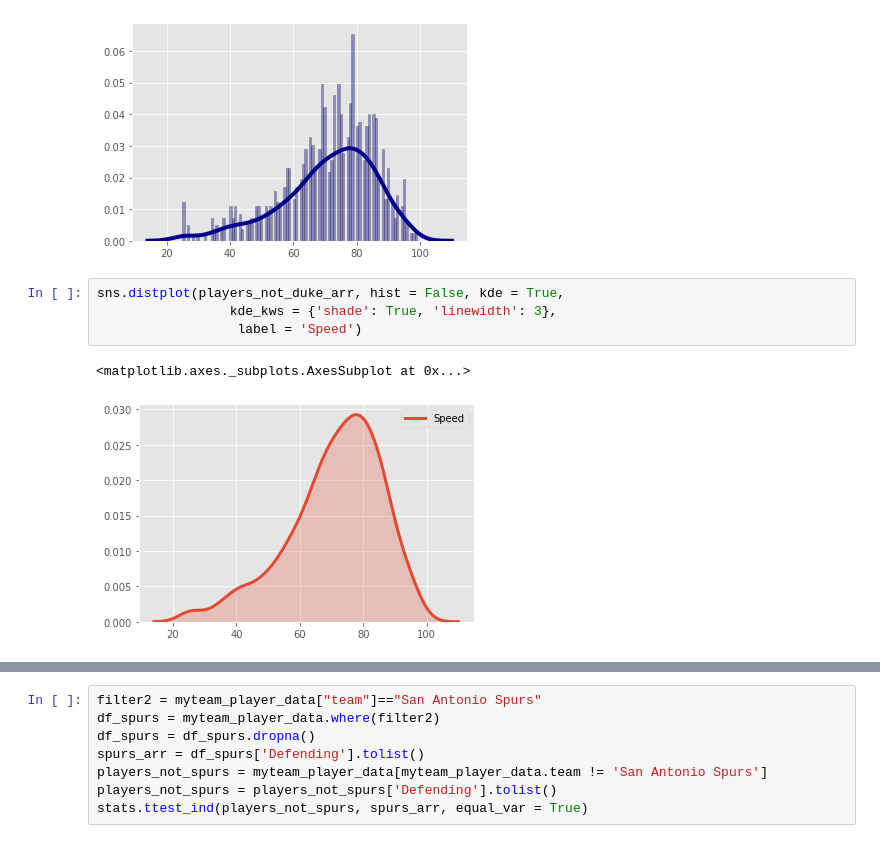
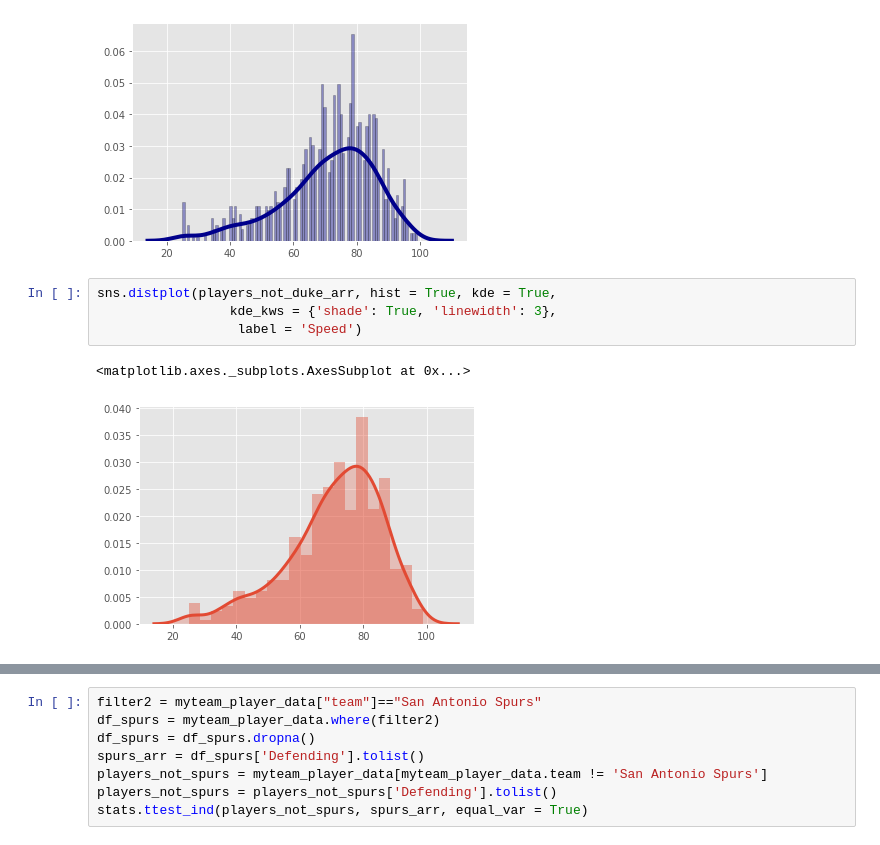
Before and after one commit to brandonmojica/2k_my_teams_analysis, a Jupyter notebook: src/2k_myteam_cards_anaysis.ipynb, the cells around one changed output, grey strips where cells are left out. Drawn from its saved outputs; the diff is of its cells as text.

Commit message:
add image

```diff
--- a/src/2k_myteam_cards_anaysis.ipynb
+++ b/src/2k_myteam_cards_anaysis.ipynb
@@ -130,9 +130,9 @@ sns.distplot(players_not_duke_arr, hist=True, kde=True,
 <matplotlib.axes._subplots.AxesSubplot at 0x...>
 [figure]
 # %%
-sns.distplot(players_not_duke_arr, hist = False, kde = True,
+sns.distplot(players_not_duke_arr, hist = True, kde = True,
                  kde_kws = {'shade': True, 'linewidth': 3},
                   label = 'Speed')
 # %% [output]
 <matplotlib.axes._subplots.AxesSubplot at 0x...>
-[figure, old version]
+[figure, new version]
```
Also changed, not shown: parts of 11 cells of this notebook, 1 other file.
